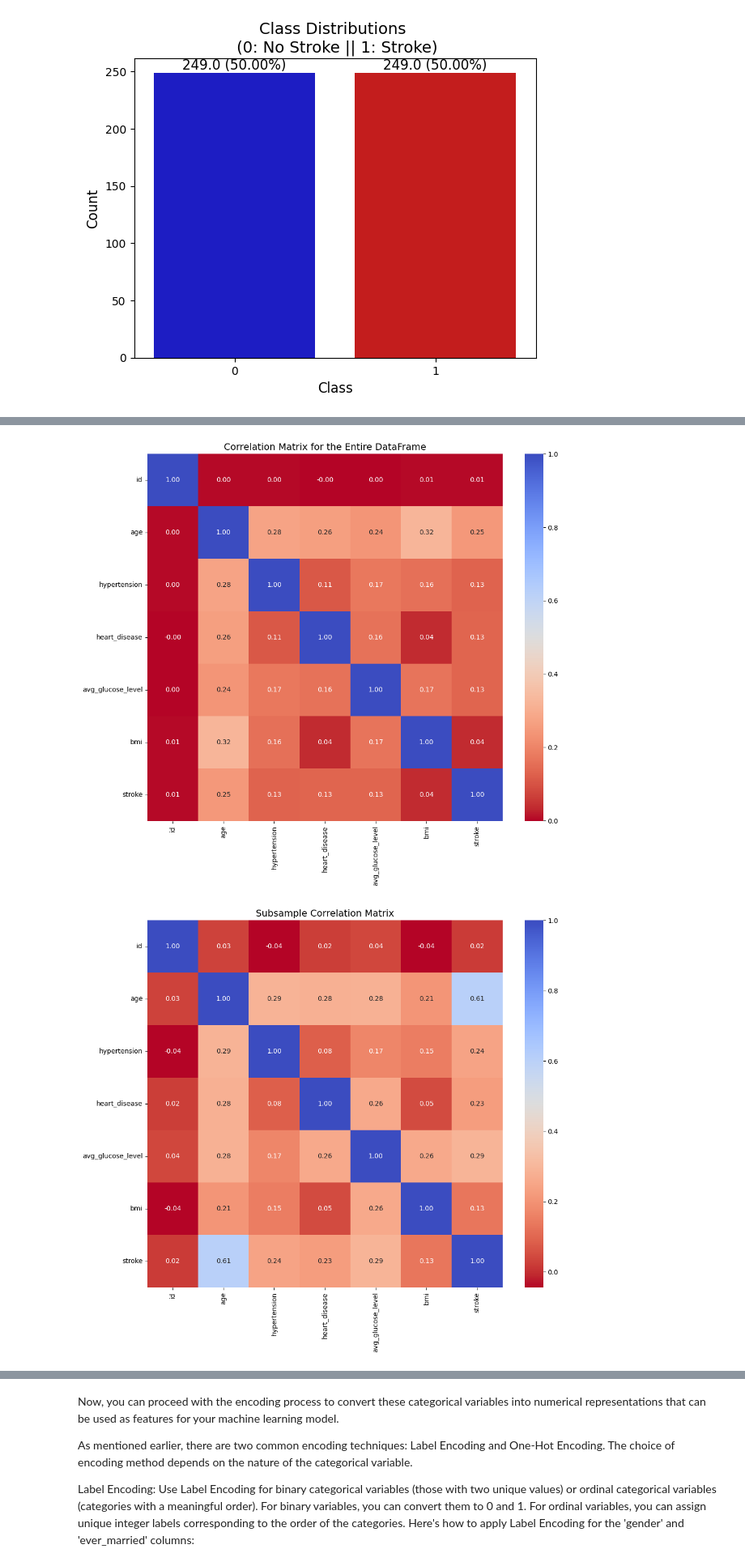
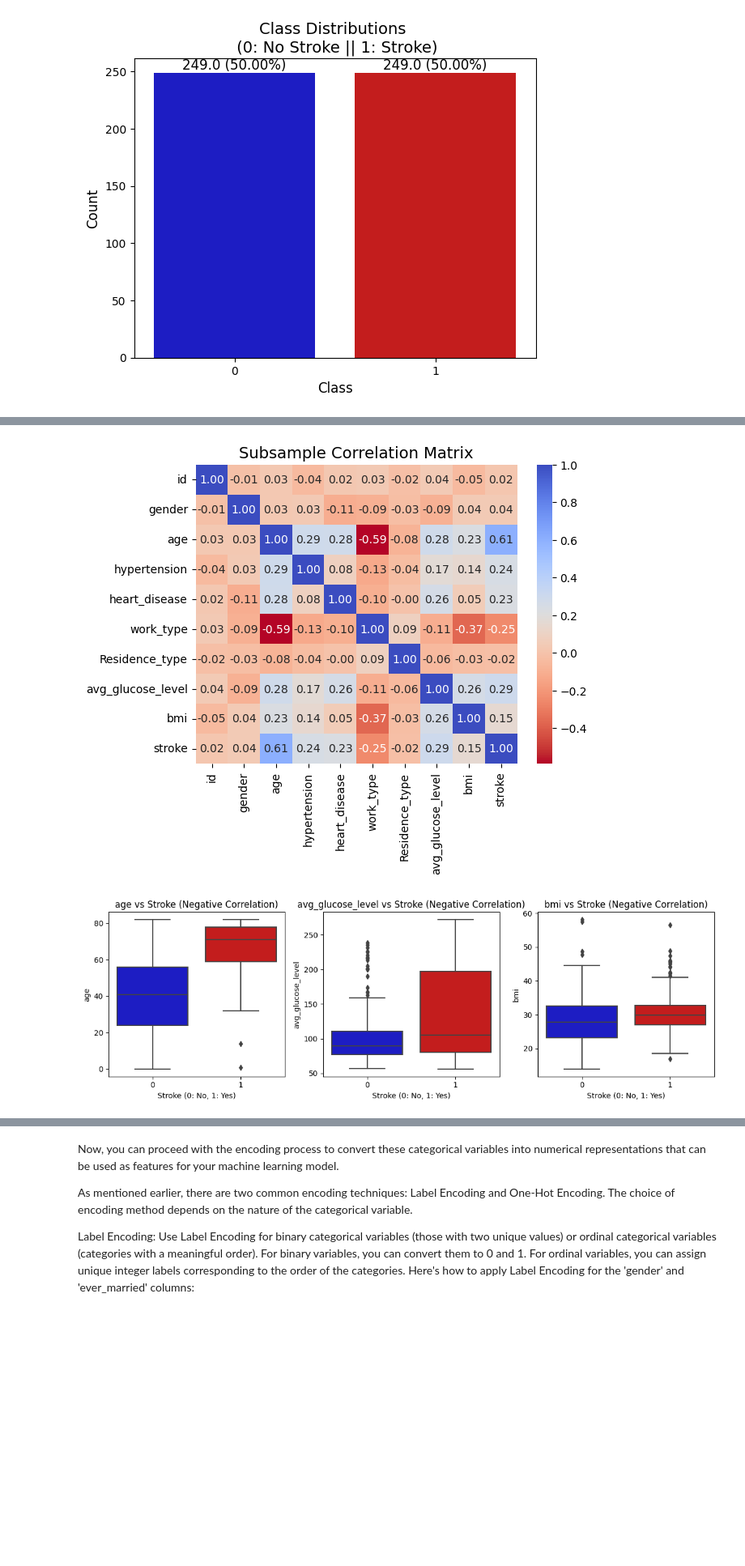
Before and after one commit to suzy-hur/IOD_lab_work, a Jupyter notebook: IOD_Capstone.ipynb, the cells around one changed output, grey strips where cells are left out. Shown at 81% size. Cells and saved outputs as stored; diff of their text form; code cells hidden in the pictures; blank space fills up the shorter version.

```diff
--- a/IOD_Capstone.ipynb
+++ b/IOD_Capstone.ipynb
@@ -433,0 +801,6 @@ balanced_subsample.to_csv('dataset_stroke_balanced_subsample.csv', index=False)
+# %%
+# Encoding categorical values
+
+df['gender'] = df['gender'].replace({'Male':0,'Female':1,'Other':-1}).astype(np.uint8)
+df['Residence_type'] = df['Residence_type'].replace({'Rural':0,'Urban':1}).astype(np.uint8)
+df['work_type'] = df['work_type'].replace({'Private':0,'Self-employed':1,'Govt_job':2,'children':-1,'Never_worked':-2}).astype(np.uint8)
@@ -531,17 +986,17 @@ Number of records with stroke: 249
 Percentage of records with stroke: 4.87%
 # %%
 # Step 1: Data Preparation
-X = df_median_filled.drop('stroke', axis=1)
-y = df_median_filled['stroke']
+X = df.drop('stroke', axis=1)
+y = df['stroke']
 
 # Printing the percentage of stroke and non-stroke cases in the original dataset
-print('No Stroke:', round(df_median_filled['stroke'].value_counts()[0] / len(df_median_filled) * 100, 2), '% of the dataset')
-print('Stroke:', round(df_median_filled['stroke'].value_counts()[1] / len(df_median_filled) * 100, 2), '% of the dataset')
+print('No Stroke:', round(df['stroke'].value_counts()[0] / len(df) * 100, 2), '% of the dataset')
+print('Stroke:', round(df['stroke'].value_counts()[1] / len(df) * 100, 2), '% of the dataset')
 
 # Step 2: Random Under-Sampling
 # Separate stroke and non-stroke cases
-stroke_cases = df_median_filled[df_median_filled['stroke'] == 1]
-non_stroke_cases = df_median_filled[df_median_filled['stroke'] == 0]
+stroke_cases = df[df['stroke'] == 1]
+non_stroke_cases = df[df['stroke'] == 0]
 
 # Sample the non-stroke cases to match the number of stroke cases
 num_stroke_cases = len(stroke_cases)
@@ -587,55 +1057,28 @@ plt.show()
+# %%
+# Subsample Correlation Matrix
+corr_subsample = balanced_subsample.corr()
+sns.heatmap(corr_subsample, cmap='coolwarm_r', annot=True, fmt='.2f')
+plt.title("Subsample Correlation Matrix", fontsize=14)
+plt.show()
+# %% [output]
+[figure, added]
 # %%
-# Step 1: Correlation Matrices
-plt.figure(figsize=(12, 10))
-
-# Entire DataFrame
-corr_full = df_median_filled.corr()
-sns.heatmap(corr_full, cmap='coolwarm_r', annot=True, fmt='.2f')
-plt.title("Correlation Matrix for the Entire DataFrame", fontsize=14)
-plt.show()
-
-plt.figure(figsize=(12, 10))
-
-# Subsample Correlation Matrix
-corr_subsample = balanced_subsample.corr()
-sns.heatmap(corr_subsample, cmap='coolwarm_r', annot=True, fmt='.2f')
-plt.title("Subsample Correlation Matrix", fontsize=14)
-plt.show()
-
 # Step 2: Box Plots for Negative Correlations
 
 # Define the columns with negative correlations
 negative_corr_columns = ['age', 'avg_glucose_level', 'bmi']
 
 plt.figure(figsize=(12, 4))
 colors = ["#0101DF", "#DF0101"]
 
 for i, col in enumerate(negative_corr_columns, 1):
     plt.subplot(1, 3, i)
     sns.boxplot(x='stroke', y=col, data=balanced_subsample, palette=colors)
     plt.title(f"{col} vs Stroke (Negative Correlation)")
     plt.xlabel("Stroke (0: No, 1: Yes)")
     plt.ylabel(col)
 
 plt.tight_layout()
 plt.show()
-
-# Step 3: Box Plots for Positive Correlations
-
-# Define the columns with positive correlations
-positive_corr_columns = ['hypertension', 'heart_disease']
-
-plt.figure(figsize=(8, 4))
-
-for i, col in enumerate(positive_corr_columns, 1):
-    plt.subplot(1, 2, i)
-    sns.boxplot(x='stroke', y=col, data=balanced_subsample, palette=colors)
-    plt.title(f"{col} vs Stroke (Positive Correlation)")
-    plt.xlabel("Stroke (0: No, 1: Yes)")
-    plt.ylabel(col)
-
-plt.tight_layout()
-plt.show()
 # %% [output]
-[figure, old version]
+[figure, new version]
-[figure, removed]
```
Also changed, not shown: parts of 87 cells of this notebook.
